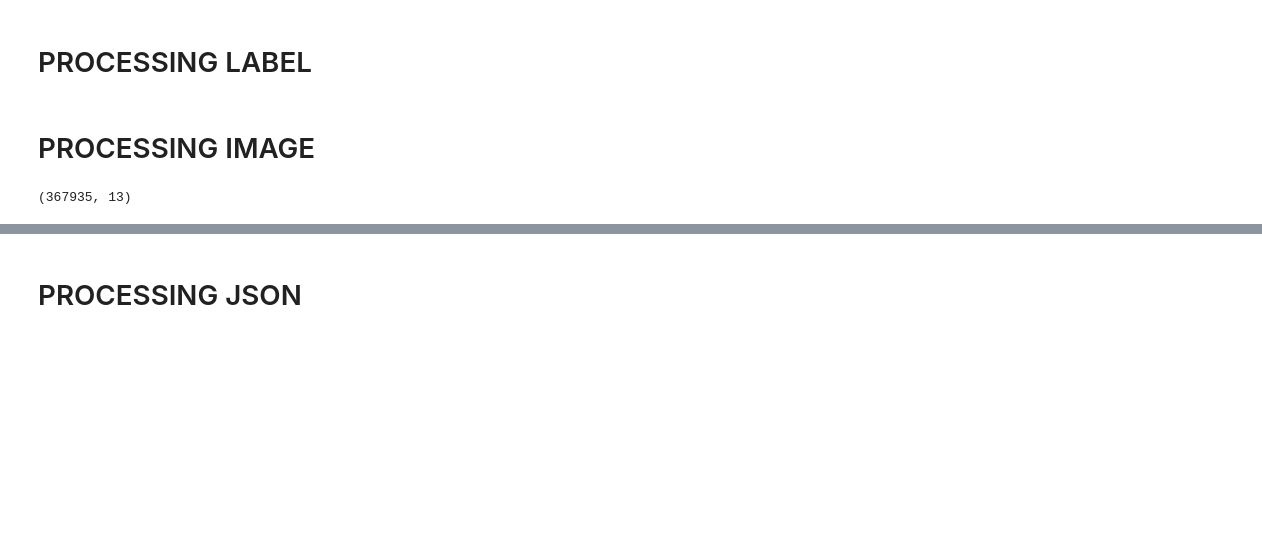
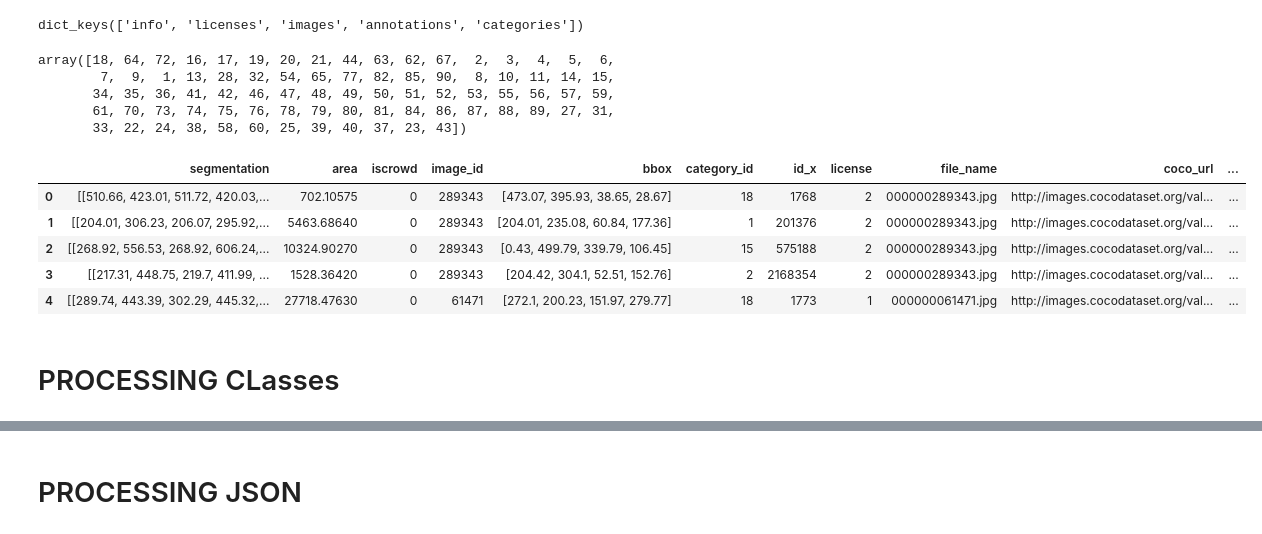
Before and after one commit to MatD3mons/ultralytics, a Jupyter notebook: Processing_COCO.ipynb, the cells around one changed output, grey strips where cells are left out. Drawn from its saved outputs; the diff is of its cells as text; code cells hidden in the pictures; blank space fills up the shorter version.

```diff
--- a/Processing_COCO.ipynb
+++ b/Processing_COCO.ipynb
@@ -93,5 +100,38 @@ def resize_with_padding(img, expected_size):
     pad_height = delta_height // 2
     padding = (pad_width, pad_height, delta_width - pad_width, delta_height - pad_height)
     return ImageOps.expand(img, padding)
+# %%
+train_2017_data.keys()
+# %% [output]
+dict_keys(['info', 'licenses', 'images', 'annotations', 'categories'])
+# %%
+images_df = pd.DataFrame(train_2017_data['images'])
+anns_df = pd.DataFrame(train_2017_data['annotations'])
+category = pd.DataFrame(train_2017_data['categories'])
+
+all_train = pd.merge(anns_df, images_df, left_on='image_id', right_on='id')
+
+images_df = pd.DataFrame(valid_2017_data['images'])
+anns_df = pd.DataFrame(valid_2017_data['annotations'])
+category = pd.DataFrame(valid_2017_data['categories'])
+
+all_valid = pd.merge(anns_df, images_df, left_on='image_id', right_on='id')
+# %%
+anns_df['category_id'].unique()
+# %% [output]
+array([18, 64, 72, 16, 17, 19, 20, 21, 44, 63, 62, 67,  2,  3,  4,  5,  6,
+        7,  9,  1, 13, 28, 32, 54, 65, 77, 82, 85, 90,  8, 10, 11, 14, 15,
+       34, 35, 36, 41, 42, 46, 47, 48, 49, 50, 51, 52, 53, 55, 56, 57, 59,
+       61, 70, 73, 74, 75, 76, 78, 79, 80, 81, 84, 86, 87, 88, 89, 27, 31,
+       33, 22, 24, 38, 58, 60, 25, 39, 40, 37, 23, 43])
+# %%
+all_valid.head()
+# %% [output]
+|  | segmentation | area | iscrowd | image_id | bbox | category_id | id_x | license | file_name | coco_url | ... |
+| 0 | [[510.66, 423.01, 511.72, 420.03,... | 702.10575 | 0 | 289343 | [473.07, 395.93, 38.65, 28.67] | 18 | 1768 | 2 | 000000289343.jpg | http://images.cocodataset.org/val... | ... |
+| 1 | [[204.01, 306.23, 206.07, 295.92,... | 5463.68640 | 0 | 289343 | [204.01, 235.08, 60.84, 177.36] | 1 | 201376 | 2 | 000000289343.jpg | http://images.cocodataset.org/val... | ... |
+| 2 | [[268.92, 556.53, 268.92, 606.24,... | 10324.90270 | 0 | 289343 | [0.43, 499.79, 339.79, 106.45] | 15 | 575188 | 2 | 000000289343.jpg | http://images.cocodataset.org/val... | ... |
+| 3 | [[217.31, 448.75, 219.7, 411.99, ... | 1528.36420 | 0 | 289343 | [204.42, 304.1, 52.51, 152.76] | 2 | 2168354 | 2 | 000000289343.jpg | http://images.cocodataset.org/val... | ... |
+| 4 | [[289.74, 443.39, 302.29, 445.32,... | 27718.47630 | 0 | 61471 | [272.1, 200.23, 151.97, 279.77] | 18 | 1773 | 1 | 000000061471.jpg | http://images.cocodataset.org/val... | ... |
 # %% [markdown]
-# PROCESSING LABEL
+# PROCESSING CLasses
@@ -124,2 +137,0 @@ main()
-# %% [markdown]
-# PROCESSING IMAGE
@@ -139,6 +137,0 @@ nb_category = len(category)
-# %%
-all = pd.merge(anns_df, images_df, left_on='image_id', right_on='id')
-all = all.sort_values(by=['category_id'])
-all.shape
-# %% [output]
-(367935, 13)
```
Also changed, not shown: parts of 54 cells of this notebook, 3 other files.
